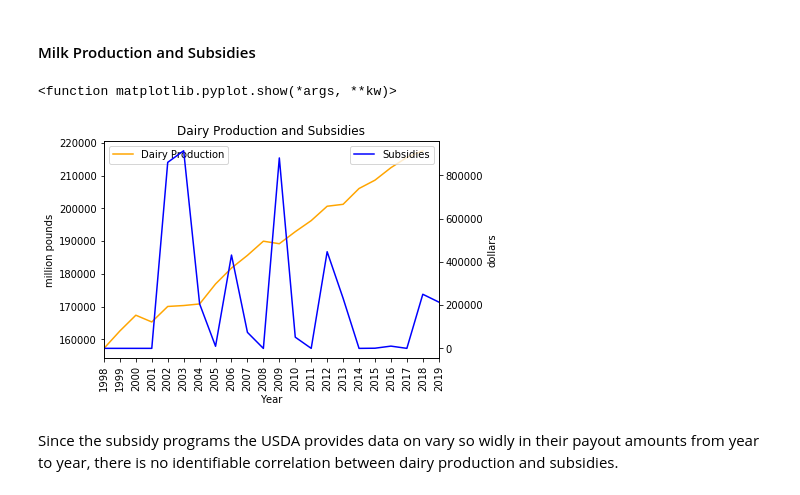
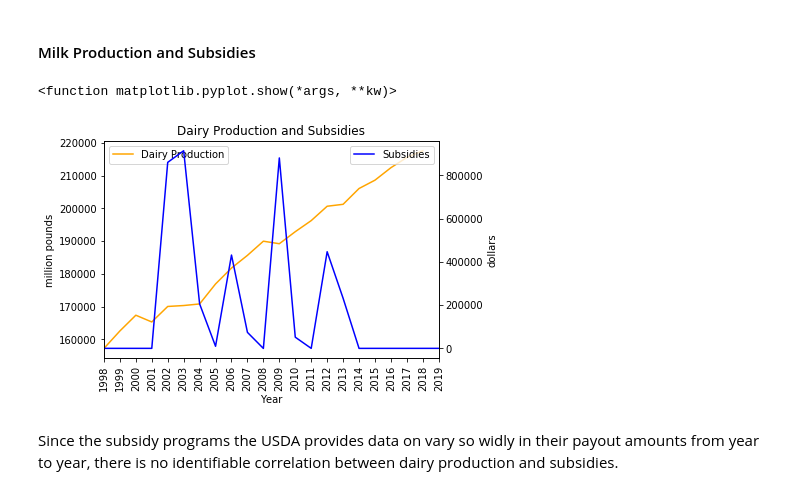
Before and after one commit to laniepreston/Data-Wrangling-Final-Project, a Jupyter notebook: Lanie_Floor_Final_Project.ipynb, the cells around one changed output. Cells and saved outputs as stored; diff of their text form; code cells hidden in the pictures.

```diff
--- a/Lanie_Floor_Final_Project.ipynb
+++ b/Lanie_Floor_Final_Project.ipynb
@@ -192,24 +192,24 @@ There is an identifiable correlation between annual dairy production in pounds a
 #### Milk Production and Subsidies
 # %%
 #select correct rows from government funding dataframe
-subsidies= all_funding.iloc[0:2]
+subsidies= all_funding.iloc[0:1]
 
 #select proper years from milk production dataframe
 sampled_production = milk_production.iloc[18:41]
 
 #plot milk production and Government Payouts to the Dairy Industry to see if they correlate
 ax1 = sampled_production.plot(color = 'orange', label="Dairy production", rot='vertical')
 ax2 = subsidies.sum().plot(secondary_y=True, color='blue', label="Subsidies", xticks=lobbies.index, rot='vertical')
 
 ax2.legend(loc=1)
 ax1.legend(["Dairy Production"], loc=2)
 ax1.set(ylabel="million pounds")
 ax1.right_ax.set_ylabel("dollars")
 plt.title("Dairy Production and Subsidies")
 plt.show
 # %% [output]
 <function matplotlib.pyplot.show(*args, **kw)>
-[figure, old version]
+[figure, new version]
 # %% [markdown]
 Since the subsidy programs the USDA provides data on vary so widly in their payout amounts from year to year, there is no identifiable correlation between dairy production and subsidies.
 # %% [markdown]
```
Also changed, not shown: parts of 1 cell of this notebook.
